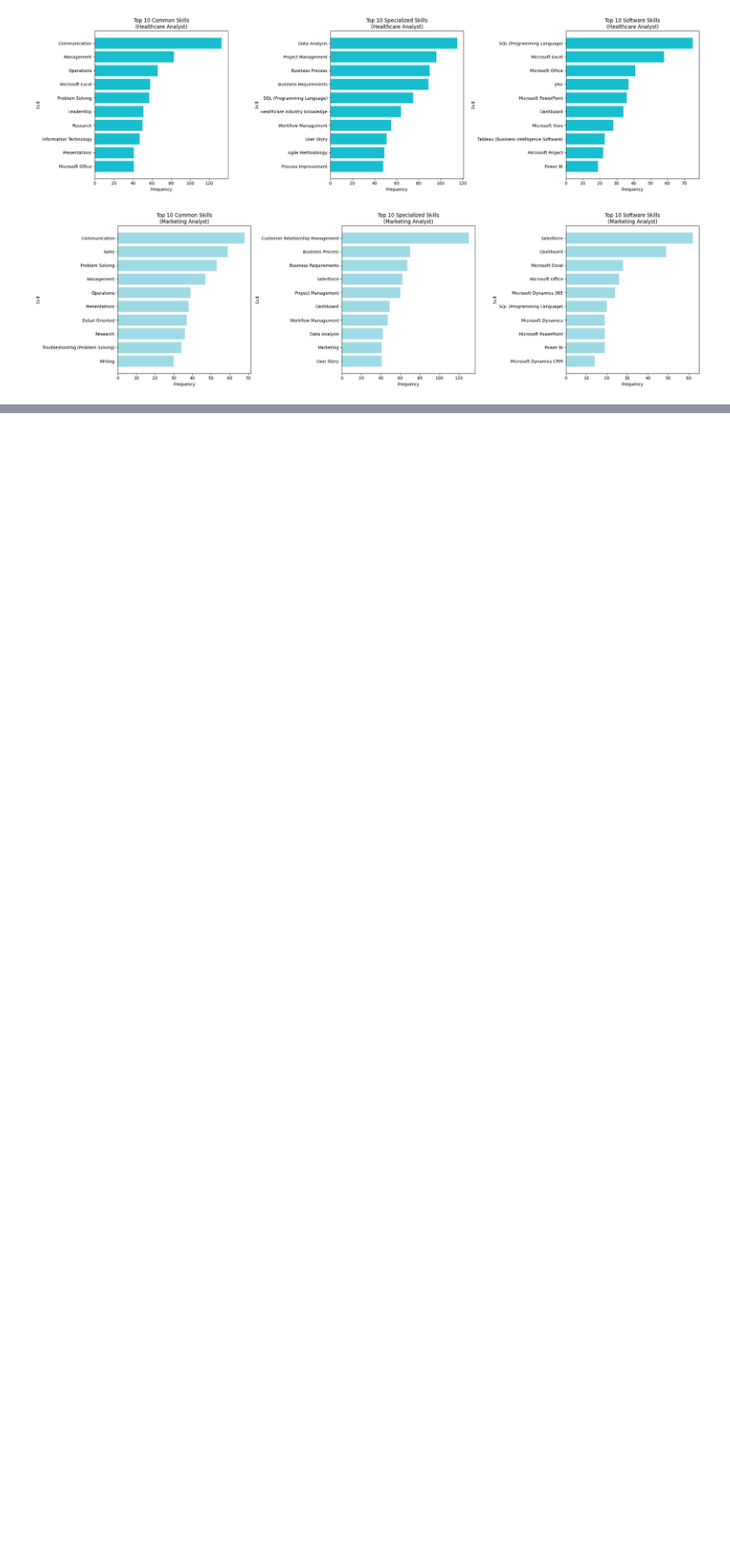
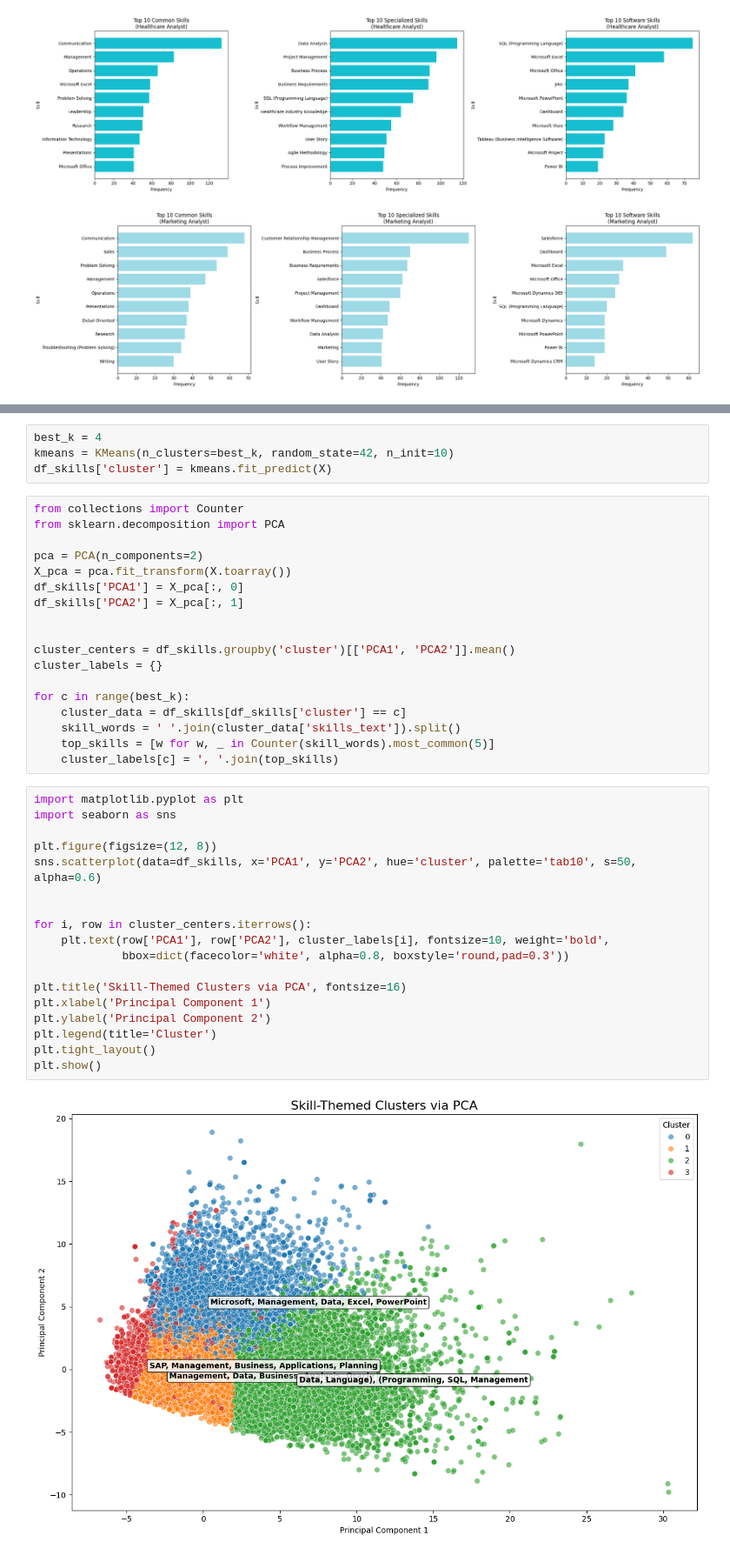
Before and after one commit to MarcoHortiales/AD688-GROUP3-JOB-MARKET-ANALYSIS, a Jupyter notebook: data_analysis.ipynb, the cells around one changed output, grey strips where cells are left out. Shown at 87% size. Drawn from its saved outputs; the diff is of its cells as text; blank space fills up the shorter version.

Commit message:
K-Means

```diff
--- a/data_analysis.ipynb
+++ b/data_analysis.ipynb
@@ -470,0 +546,42 @@ The get_cmap function was deprecated in Matplotlib 3.7 and will be removed in 3.
+# %%
+best_k = 4
+kmeans = KMeans(n_clusters=best_k, random_state=42, n_init=10)
+df_skills['cluster'] = kmeans.fit_predict(X)
+# %%
+from collections import Counter
+from sklearn.decomposition import PCA
+
+pca = PCA(n_components=2)
+X_pca = pca.fit_transform(X.toarray())
+df_skills['PCA1'] = X_pca[:, 0]
+df_skills['PCA2'] = X_pca[:, 1]
+
+
+cluster_centers = df_skills.groupby('cluster')[['PCA1', 'PCA2']].mean()
+cluster_labels = {}
+
+for c in range(best_k):
+    cluster_data = df_skills[df_skills['cluster'] == c]
+    skill_words = ' '.join(cluster_data['skills_text']).split()
+    top_skills = [w for w, _ in Counter(skill_words).most_common(5)]
+    cluster_labels[c] = ', '.join(top_skills)
+# %%
+import matplotlib.pyplot as plt
+import seaborn as sns
+
+plt.figure(figsize=(12, 8))
+sns.scatterplot(data=df_skills, x='PCA1', y='PCA2', hue='cluster', palette='tab10', s=50, alpha=0.6)
+
+
+for i, row in cluster_centers.iterrows():
+    plt.text(row['PCA1'], row['PCA2'], cluster_labels[i], fontsize=10, weight='bold',
+             bbox=dict(facecolor='white', alpha=0.8, boxstyle='round,pad=0.3'))
+
+plt.title('Skill-Themed Clusters via PCA', fontsize=16)
+plt.xlabel('Principal Component 1')
+plt.ylabel('Principal Component 2')
+plt.legend(title='Cluster')
+plt.tight_layout()
+plt.show()
+# %% [output]
+[figure, added]
```
Also changed, not shown: parts of 6 cells of this notebook, 1 other file.
